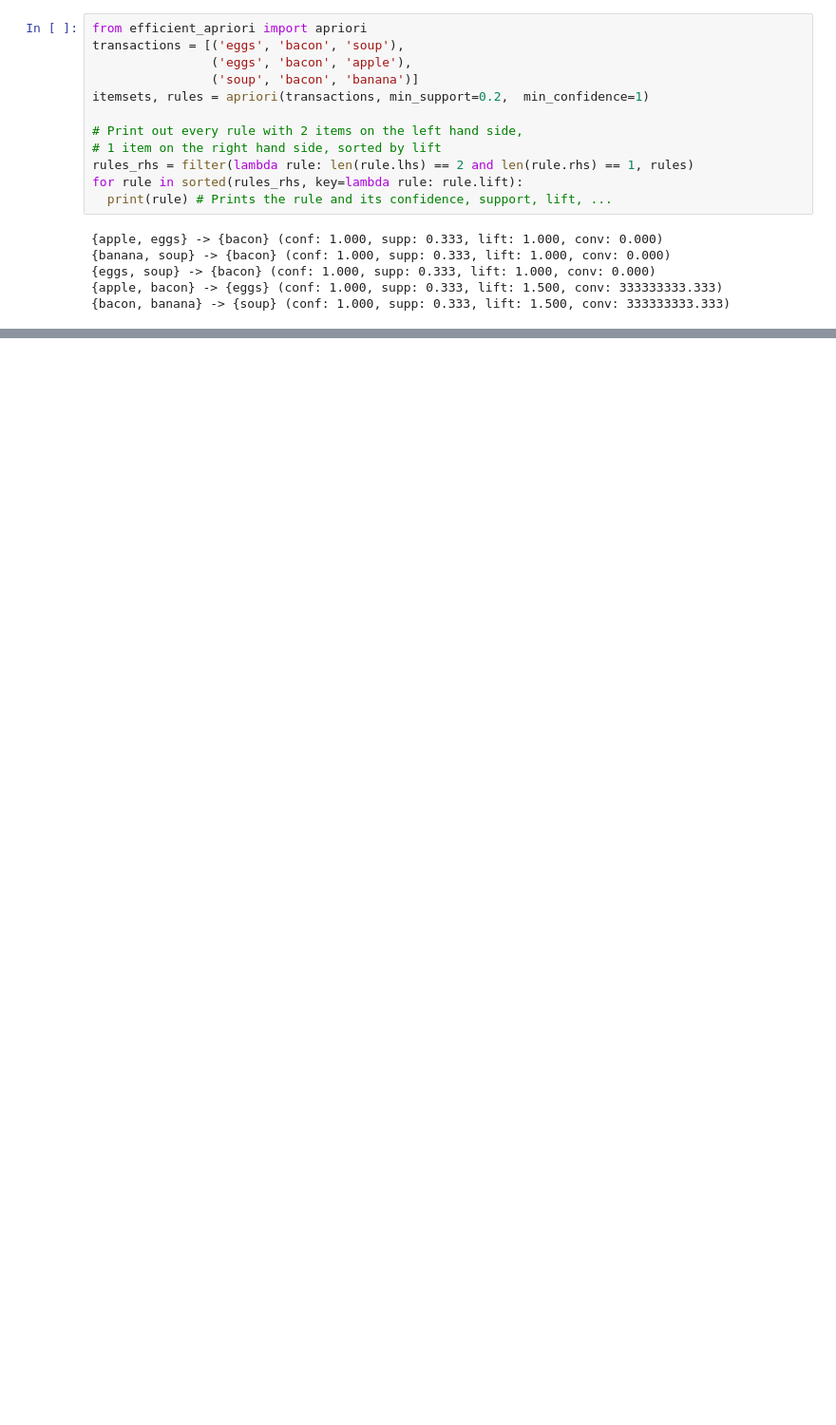
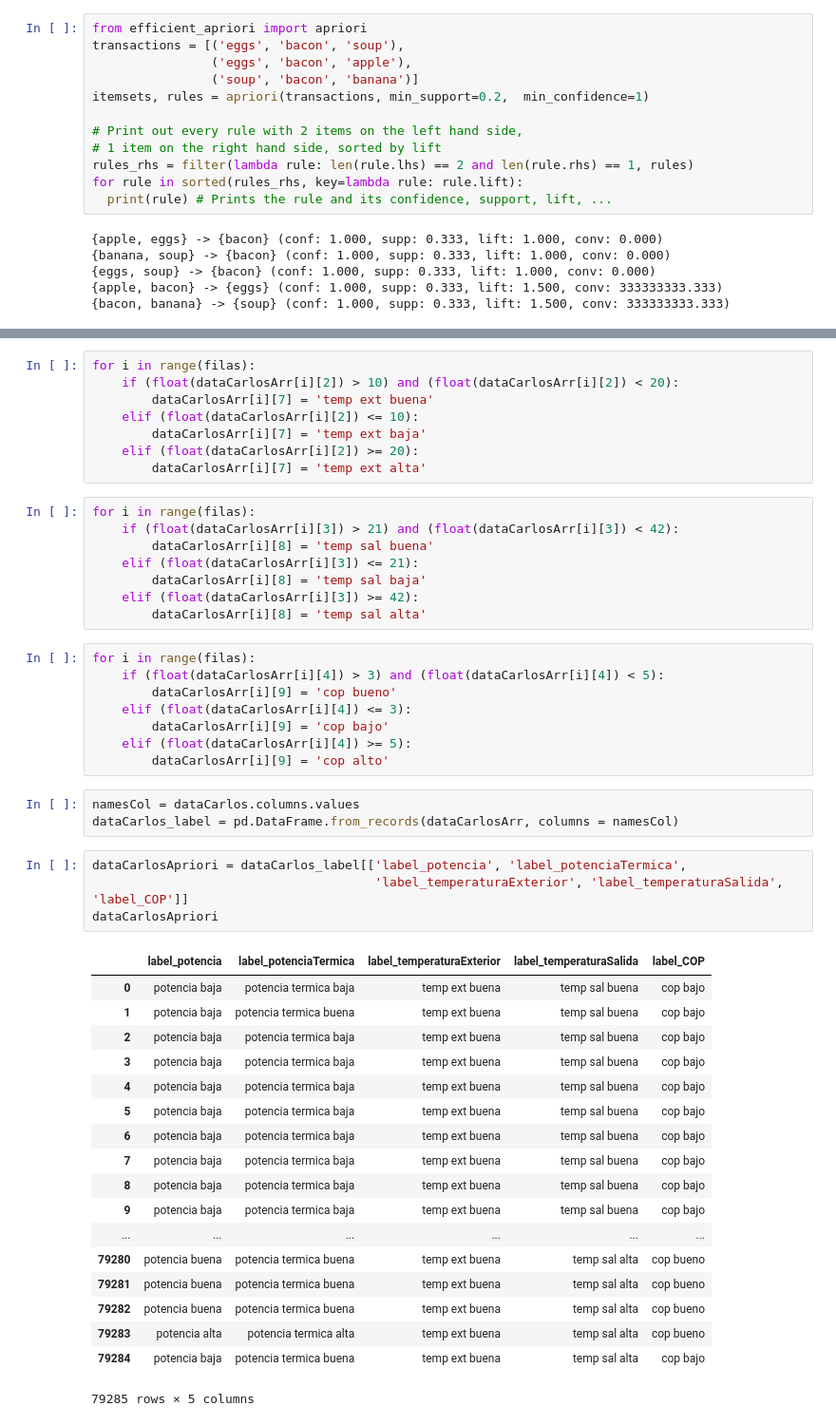
Before and after one commit to douglasag17/ML-SmartBuildings, a Jupyter notebook: AprendizajeConReglasDeAsociacion/apriori.ipynb, the cells around one changed output, grey strips where cells are left out. Shown at 95% size. Saved outputs shown, nothing was run; the diff lists cells and outputs as text; blank space fills up the shorter version.

Commit message:
apriori carlos

```diff
--- a/AprendizajeConReglasDeAsociacion/apriori.ipynb
+++ b/AprendizajeConReglasDeAsociacion/apriori.ipynb
@@ -104,0 +125,50 @@ for rule in sorted(rules_rhs, key=lambda rule: rule.lift):
+# %%
+for i in range(filas):
+    if (float(dataCarlosArr[i][2]) > 10) and (float(dataCarlosArr[i][2]) < 20):
+        dataCarlosArr[i][7] = 'temp ext buena'
+    elif (float(dataCarlosArr[i][2]) <= 10):
+        dataCarlosArr[i][7] = 'temp ext baja'
+    elif (float(dataCarlosArr[i][2]) >= 20):
+        dataCarlosArr[i][7] = 'temp ext alta'
+# %%
+for i in range(filas):
+    if (float(dataCarlosArr[i][3]) > 21) and (float(dataCarlosArr[i][3]) < 42):
+        dataCarlosArr[i][8] = 'temp sal buena'
+    elif (float(dataCarlosArr[i][3]) <= 21):
+        dataCarlosArr[i][8] = 'temp sal baja'
+    elif (float(dataCarlosArr[i][3]) >= 42):
+        dataCarlosArr[i][8] = 'temp sal alta'
+# %%
+for i in range(filas):
+    if (float(dataCarlosArr[i][4]) > 3) and (float(dataCarlosArr[i][4]) < 5):
+        dataCarlosArr[i][9] = 'cop bueno'
+    elif (float(dataCarlosArr[i][4]) <= 3):
+        dataCarlosArr[i][9] = 'cop bajo'
+    elif (float(dataCarlosArr[i][4]) >= 5):
+        dataCarlosArr[i][9] = 'cop alto'
+# %%
+namesCol = dataCarlos.columns.values
+dataCarlos_label = pd.DataFrame.from_records(dataCarlosArr, columns = namesCol)
+# %%
+dataCarlosApriori = dataCarlos_label[['label_potencia', 'label_potenciaTermica',
+                                      'label_temperaturaExterior', 'label_temperaturaSalida', 'label_COP']]
+dataCarlosApriori
+# %% [output]
+|  | label_potencia | label_potenciaTermica | label_temperaturaExterior | label_temperaturaSalida | label_COP |
+| 0 | potencia baja | potencia termica baja | temp ext buena | temp sal buena | cop bajo |
+| 1 | potencia baja | potencia termica buena | temp ext buena | temp sal buena | cop bajo |
+| 2 | potencia baja | potencia termica baja | temp ext buena | temp sal buena | cop bajo |
+| 3 | potencia baja | potencia termica baja | temp ext buena | temp sal buena | cop bajo |
+| 4 | potencia baja | potencia termica baja | temp ext buena | temp sal buena | cop bajo |
+| 5 | potencia baja | potencia termica baja | temp ext buena | temp sal buena | cop bajo |
+| 6 | potencia baja | potencia termica baja | temp ext buena | temp sal buena | cop bajo |
+| 7 | potencia baja | potencia termica baja | temp ext buena | temp sal buena | cop bajo |
+| 8 | potencia baja | potencia termica baja | temp ext buena | temp sal buena | cop bajo |
+| 9 | potencia baja | potencia termica baja | temp ext buena | temp sal buena | cop bajo |
+| ... | ... | ... | ... | ... | ... |
+| 79280 | potencia buena | potencia termica buena | temp ext buena | temp sal alta | cop bueno |
+| 79281 | potencia buena | potencia termica buena | temp ext buena | temp sal alta | cop bueno |
+| 79282 | potencia buena | potencia termica buena | temp ext buena | temp sal alta | cop bueno |
+| 79283 | potencia alta | potencia termica alta | temp ext buena | temp sal alta | cop bueno |
+| 79284 | potencia baja | potencia termica buena | temp ext buena | temp sal alta | cop bajo |
+79285 rows × 5 columns
```
Also changed, not shown: parts of 14 cells of this notebook.
